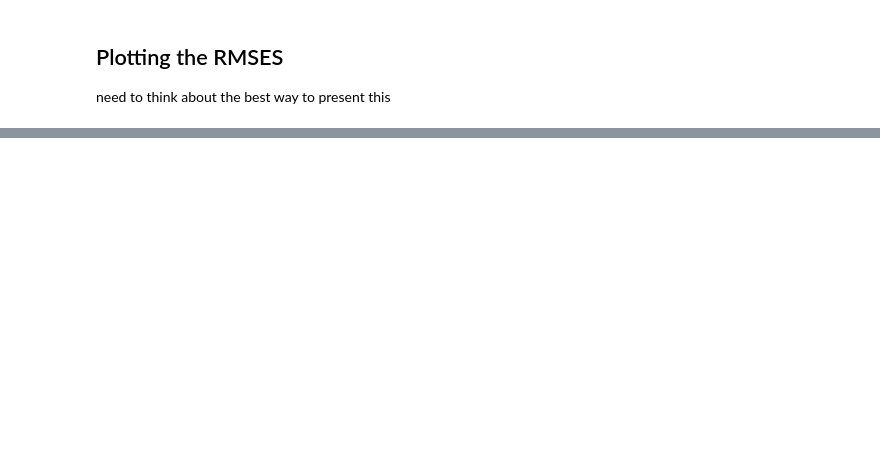
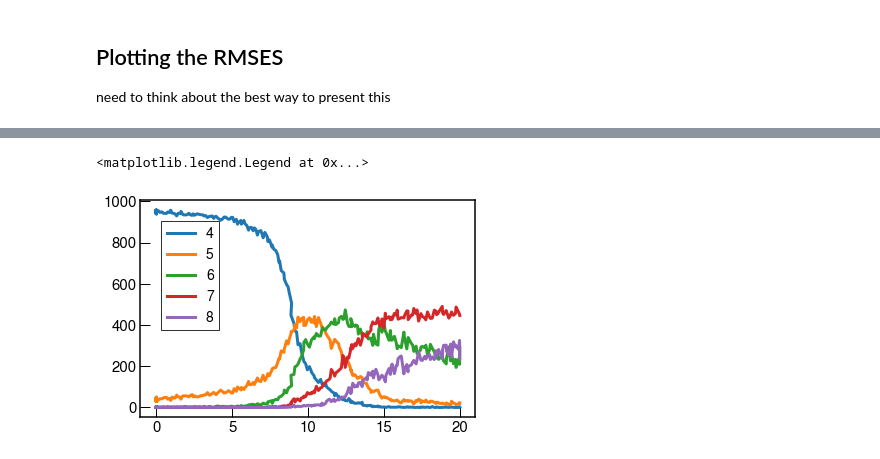
Before and after one commit to MorrowChem/Ge_analysis_local, a Jupyter notebook: MTP_from_GAP.ipynb, the cells around one changed output, grey strips where cells are left out. Saved outputs shown, nothing was run; the diff lists cells and outputs as text; code cells hidden in the pictures; blank space fills up the shorter version.

Commit message:
Started producing paper figures

```diff
--- a/MTP_from_GAP.ipynb
+++ b/MTP_from_GAP.ipynb
@@ -610,0 +545,36 @@ fig.savefig('/home/joe/Documents/Ge_od/GAP_to_MTP/volker_figures/BADF_4.png', dp
+# %%
+fig, axs = plt.subplots()
+
+for i, val in enumerate(pMDs):
+    axs.plot(val.dat[5]/1e4, val.dat[8]/1000, label=val.label)#, linestyle=linestyles[i])
+    axs.set(xlim=(1,20), ylim=(12.8,21), xlabel='P / GPa', ylabel=r'$V_{at}$ / $\AA^3$')
+    axs.legend()
+# %%
+fig, axs = plt.subplots()
+
+for i, val in enumerate(pMDs):
+    axs.plot(val.dat[5]/1e4, val.dat[6], label=val.label)#, linestyle=linestyles[i])
+    axs.set(xlim=(1,20), ylim=(-163, -162.5), xlabel='P / GPa', ylabel=r'$E_{at}$ / $eV$')
+    axs.legend()
+# %%
+# calculate C.N. counts, per-atom-excess-s
+for i, val in enumerate(id_u16_1k.configs):
+    val.info['cn'], val.arrays['cn'] = cn_count(val)
+# %%
+#id_u16_1k.dat.append(np.array([[]]))
+cn = np.array([[]])
+for i, val in enumerate(id_u16_1k.configs):
+    if i == 0:
+        cn = np.array([val.info['cn']])
+    else:
+        cn = np.concatenate((cn, [val.info['cn']]), axis=0)
+# %%
+fig, axs = plt.subplots()
+
+for i in range(4,9):
+    axs.plot(id_u16_1k.df['f_PressAve']/1e4, cn.T[i][1:], label=str(i))
+
+axs.legend()
+# %% [output]
+<matplotlib.legend.Legend at 0x...>
+[figure, added]
```
Also changed, not shown: parts of 39 cells of this notebook, 2 other files.
